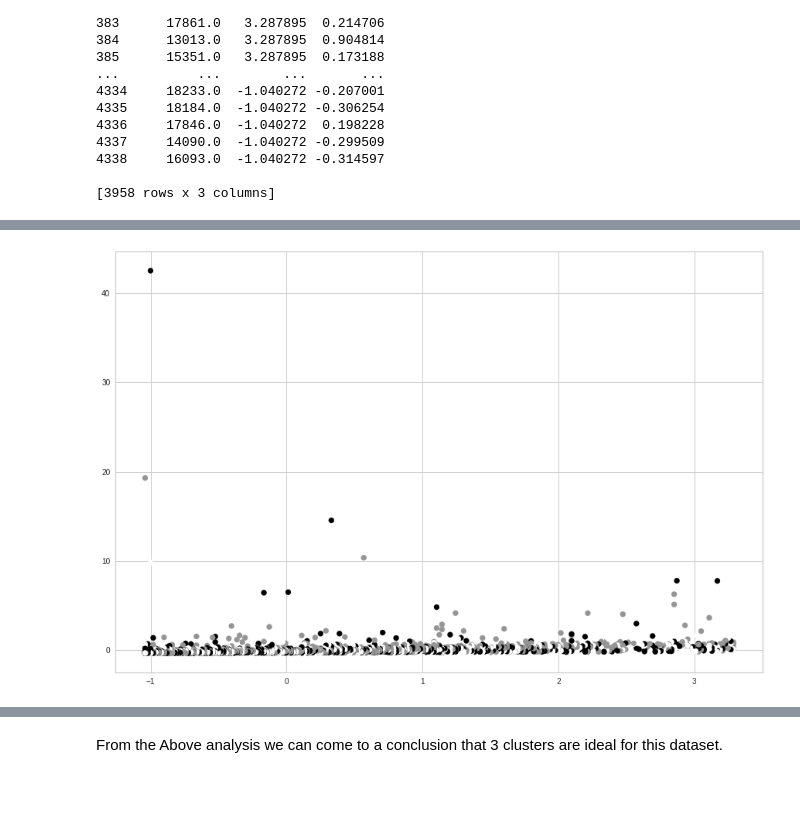
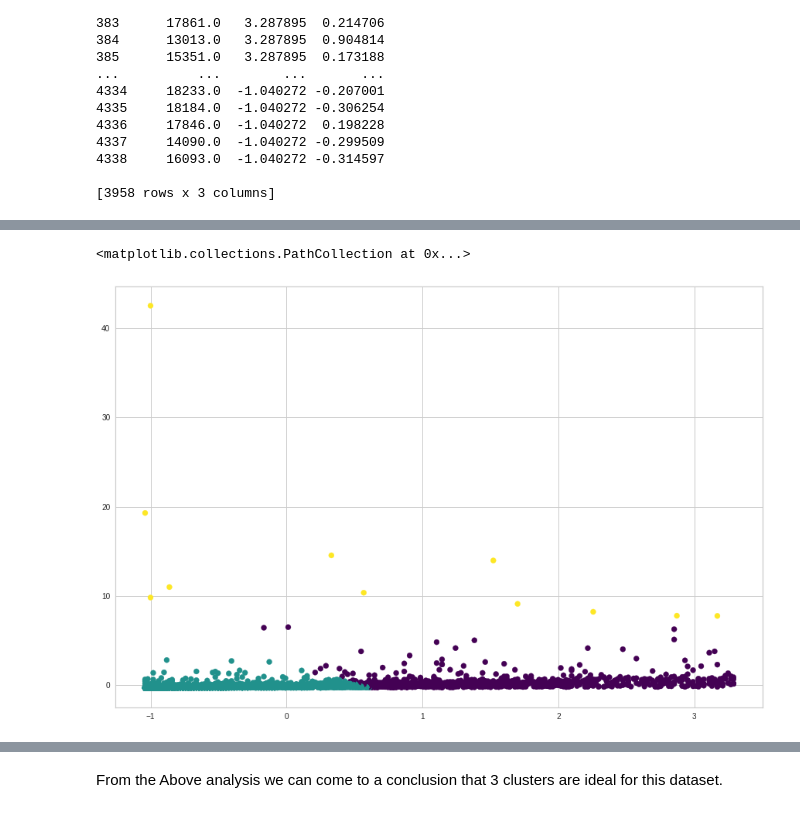
Before and after one commit to Ashu10051998/project-on-Customer-Segementation-in-Unsupervised-ML-, a Jupyter notebook: Copy_of_Online_Retail_Customer_Segmentation_Capstone_Project.ipynb, the cells around one changed output, grey strips where cells are left out. Cells and saved outputs as stored; diff of their text form; code cells hidden in the pictures.

```diff
--- a/Copy_of_Online_Retail_Customer_Segmentation_Capstone_Project.ipynb
+++ b/Copy_of_Online_Retail_Customer_Segmentation_Capstone_Project.ipynb
@@ -340,9 +373,7 @@ KElbowVisualizer(ax=<matplotlib.axes._subplots.AxesSubplot object at 0x...>,
 # %%
-plt.figure(figsize=[15,10])
-kmean=KMeans(n_clusters=3)
-kmean.fit(scaled_df)
-ymean=kmean.predict(scaled_df)
-plt.scatter(scaled_df['Frequency'],scaled_df['Amount'],c=ymean)
-plt.show()
+plt.figure(figsize=(15,10))
+labels = KMeans(3, random_state=100).fit_predict(scaled_df)
+plt.scatter(scaled_df['Frequency'], scaled_df['Amount'], c=labels, cmap='viridis')
 # %% [output]
+<matplotlib.collections.PathCollection at 0x...>
-[figure, old version]
+[figure, new version]
```
Also changed, not shown: parts of 17 cells of this notebook.
